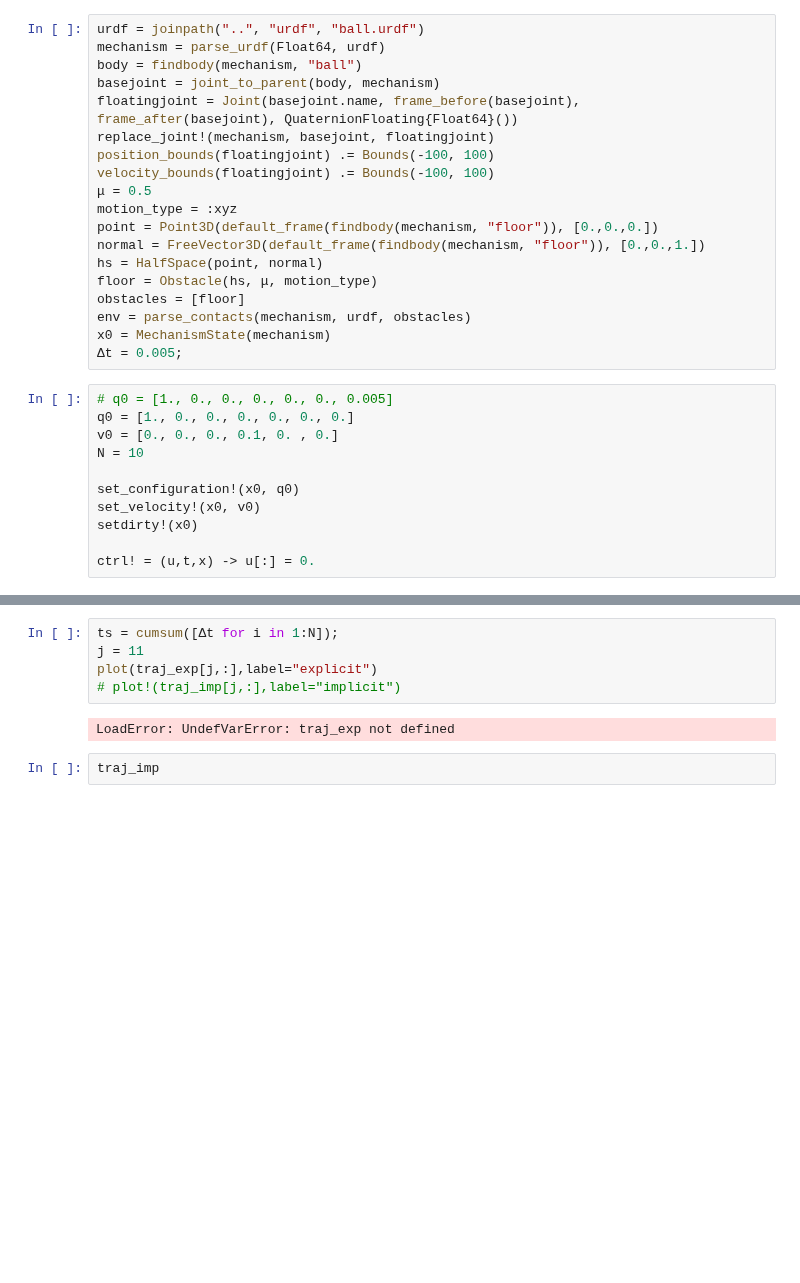
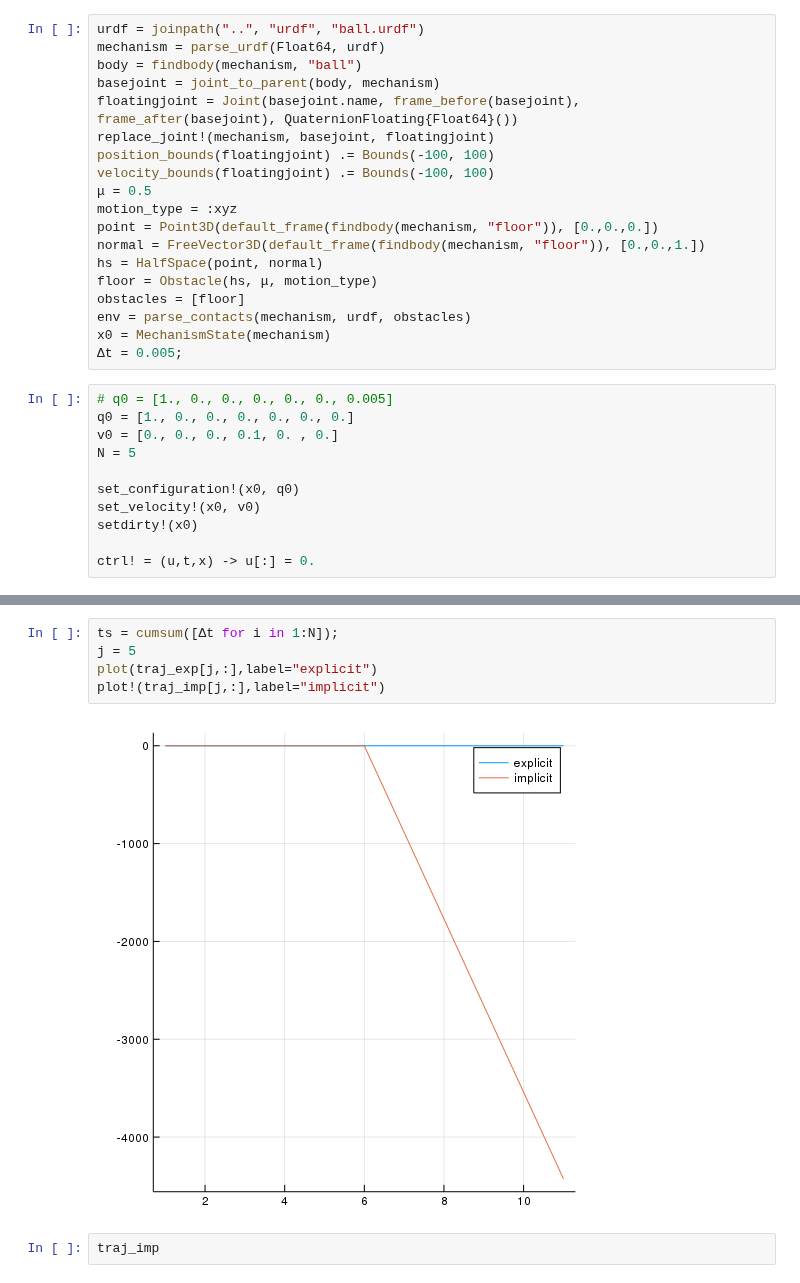
Before and after one commit to blandry/Bilevel.jl, a Jupyter notebook: notebooks/simulation.ipynb, the cells around one changed output, grey strips where cells are left out. Saved outputs shown, nothing was run; the diff lists cells and outputs as text; blank space fills up the shorter version.

```diff
--- a/notebooks/simulation.ipynb
+++ b/notebooks/simulation.ipynb
@@ -39,7 +33,7 @@ x0 = MechanismState(mechanism)
 # q0 = [1., 0., 0., 0., 0., 0., 0.005]
 q0 = [1., 0., 0., 0., 0., 0., 0.]
 v0 = [0., 0., 0., 0.1, 0. , 0.]
-N = 10
+N = 5
 
 set_configuration!(x0, q0)
 set_velocity!(x0, v0)
@@ -136,11 +175,11 @@ elapsed time: 0.008923556 seconds
 Solve_Succeeded
 # %%
 ts = cumsum([Δt for i in 1:N]);
-j = 11
+j = 5
 plot(traj_exp[j,:],label="explicit")
-# plot!(traj_imp[j,:],label="implicit")
+plot!(traj_imp[j,:],label="implicit")
 # %% [output]
-LoadError: UndefVarError: traj_exp not defined
+[figure, added]
 # %%
 traj_imp
 # %%
```
Also changed, not shown: parts of 4 cells of this notebook, 3 other files.
